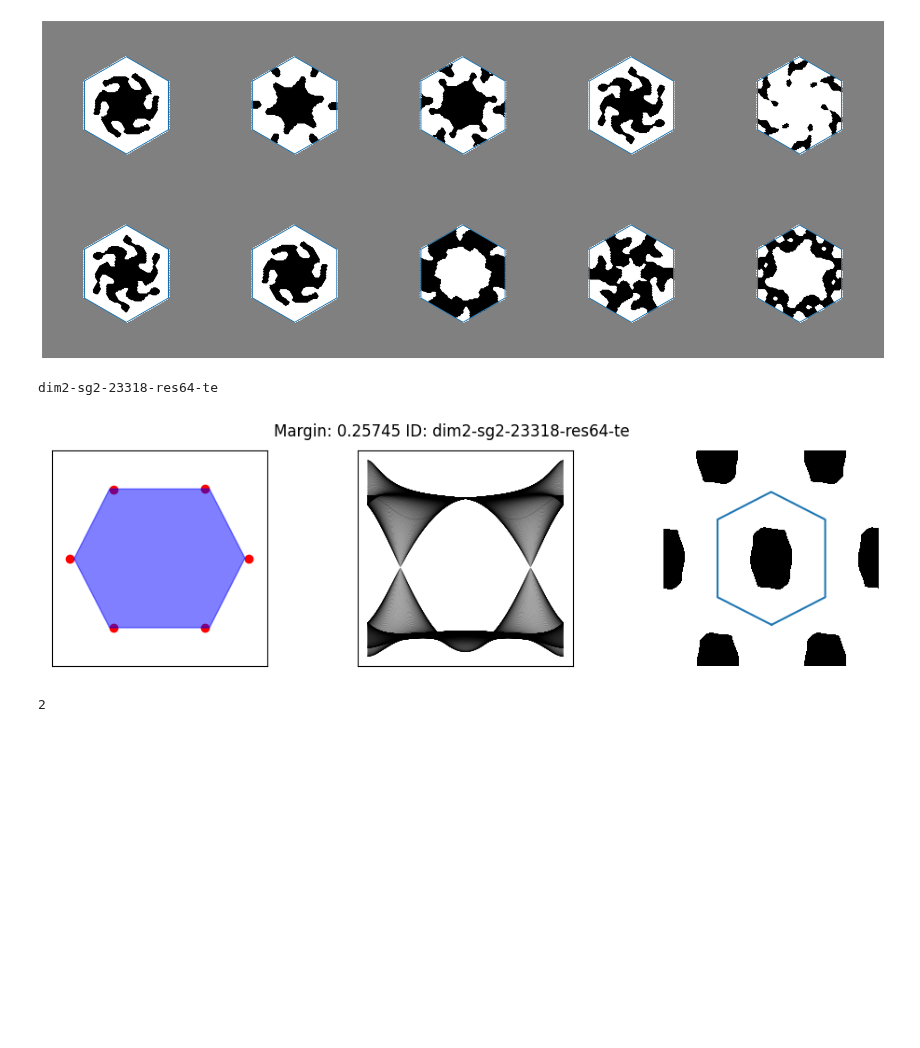
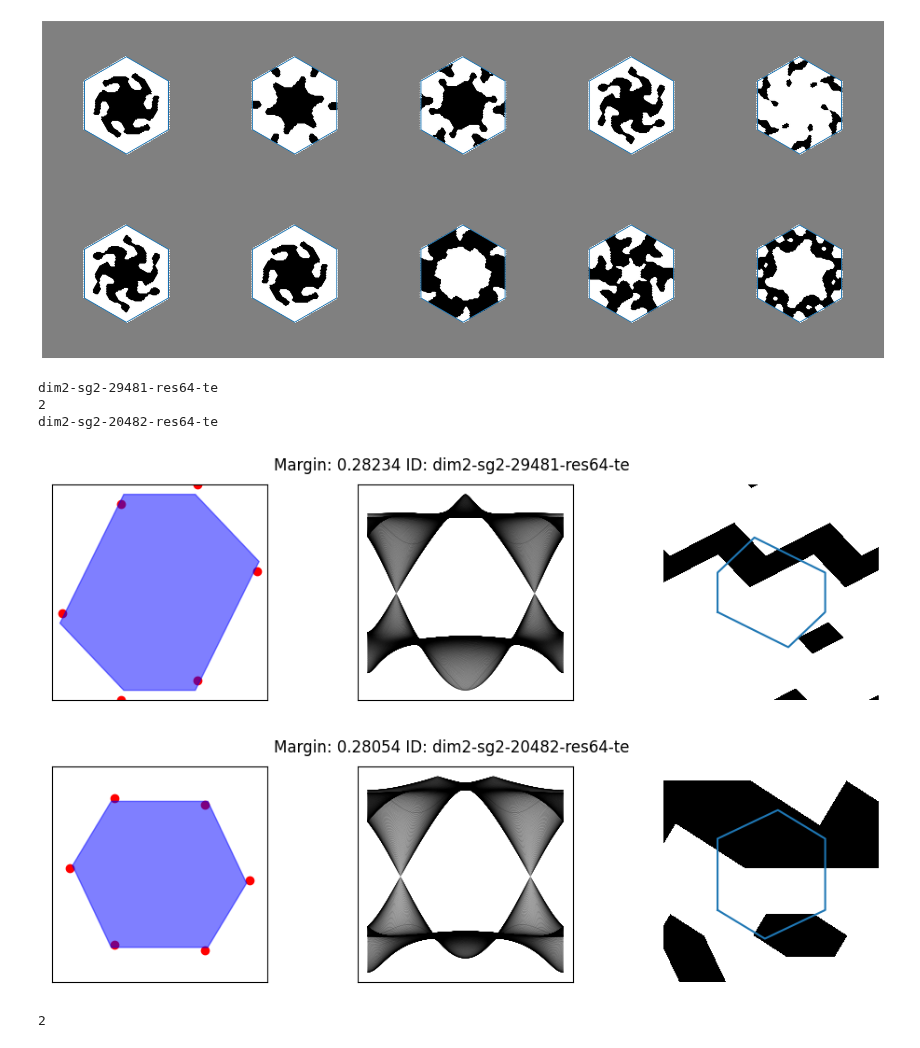
Before and after one commit to AliGhorashiCMT/Topological-Prevalence, a Jupyter notebook: Figure 2.ipynb, the cells around one changed output. Cells and saved outputs as stored; diff of their text form; code cells hidden in the pictures; blank space fills up the shorter version.

```diff
--- a/Figure 2.ipynb
+++ b/Figure 2.ipynb
@@ -159,0 +359,10 @@ end
+# %%
+loaded_data = load("symeigs/output/sg10/eps1/te/sg10-epsid1-res64-te-input.jld2")
+isovalv = loaded_data["isovalv"]
+flatv = loaded_data["flatv"]
+idx = 683
+Rsv = loaded_data["Rsv"];
+Rs, flat, isoval = Rsv[idx], flatv[idx], isovalv[idx]
+wigner_cell = wignerseitz(Rs)
+fig = figure()
+wigner_plot(flat, Rs, wigner_cell; isoval=isoval, fig=fig, ax=gca(), in_polygon=true, xyz = range(-1.5, 1.5, length=500), N=500, translation_vector=[0, 0])
@@ -159,0 +372,17 @@ end
+# %%
+margin, id_eps, mode, real_id, top_band = nodal_point_data[nodal_point_calcname]
+println(top_band)
+band1 = zeros(501*501)
+band2 = zeros(501*501)
+all_bands = zeros(501*501, 11)
+for idx in 1:200
+    dispersion = readdlm("nodal_points/output/$nodal_point_calcname-$idx-dispersion.out", ',', Float64)
+    dispersion = sort(dispersion[:, 6:end], dims = 2)
+    lower_dispersion = dispersion[:, top_band]
+    upper_dispersion = dispersion[:, top_band+1]
+    gap = minimum(upper_dispersion - lower_dispersion)
+    gap < 0 && (println("Negative Gap at idx: $idx"); flush(stdout); println(argmin(upper_dispersion - lower_dispersion)))
+    band1[idx:200:end] =  lower_dispersion
+    band2[idx:200:end] =  upper_dispersion
+    all_bands[idx:200:end, :] = dispersion
+end
@@ -226,7 +504,7 @@ end
     cp("./dispersions/input/$nodal_point_calcname", "./nodal_points/input/$nodal_point_calcname")
 end=#
 # %%
-for nodal_point_calcname in nodal_point_calcnames[7:7]
+for nodal_point_calcname in nodal_point_calcnames[1:2]
     println(nodal_point_calcname); flush(stdout)
     num_nodal_points =
         if MPBUtils.parse_sgnum(nodal_point_calcname) == 2
@@ -287,35 +565,38 @@ for nodal_point_calcname in nodal_point_calcnames[7:7]
             #X = [k[1] for k in wigner_seitz.([k + [idx_1, idx_2] for k in ks], Ref(Gs))]
             #Y = [k[2] for k in wigner_seitz.([k + [idx_1, idx_2] for k in ks], Ref(Gs))]
             #X = reshape(X, (501, 501))
             #Y = reshape(Y, (501, 501));
             #contour(X, Y, reshape(log.(band2 .- nodal_point_value), (501, 501)), 0, cmap="hot")
         end
     end
     suptitle("Margin: $(round(margin, digits=5)) ID: $nodal_point_calcname")
 
     xleft, xright = gca().get_xlim()
     ydown, yup = gca().get_ylim()
     gca().set_aspect((xright-xleft)/(yup-ydown))
 
     subplot(1, 3, 2)
     for yidx in 1:501
         plot(reshape(band2, (501, 501))[1:501, yidx], color="black", linewidth=0.1)
         plot(reshape(band1, (501, 501))[1:501, yidx], color="black", linewidth=0.1)
     end
     xleft, xright = gca().get_xlim()
     ydown, yup = gca().get_ylim()
     gca().set_aspect((xright-xleft)/(yup-ydown))
 
 
     xticks(Float64[])
     yticks(Float64[])
     subplot(1, 3, 3)
 
     wigner_cell = wignerseitz(Rs)
-    wigner_plot(flat, Rs, wigner_cell; isoval=isoval, fig=fig, ax=gca(), translation_vector=[0, 0.5], xyz = range(-2, 2, length=300))
-    savefig("$(nodal_point_calcname)_nodal_point.pdf")
+    wigner_plot(flat, Rs, wigner_cell; isoval=isoval, fig=fig, ax=gca(), translation_vector=[0, 0.5], xyz = range(-2, 2, length=10))
+    #savefig("$(nodal_point_calcname)_nodal_point.pdf")
 end
 # %% [output]
-dim2-sg2-23318-res64-te
+dim2-sg2-29481-res64-te
+2
+dim2-sg2-20482-res64-te
-[figure, old version]
+[figure, new version]
+[figure, added]
 2
```
Also changed, not shown: parts of 19 cells of this notebook.
